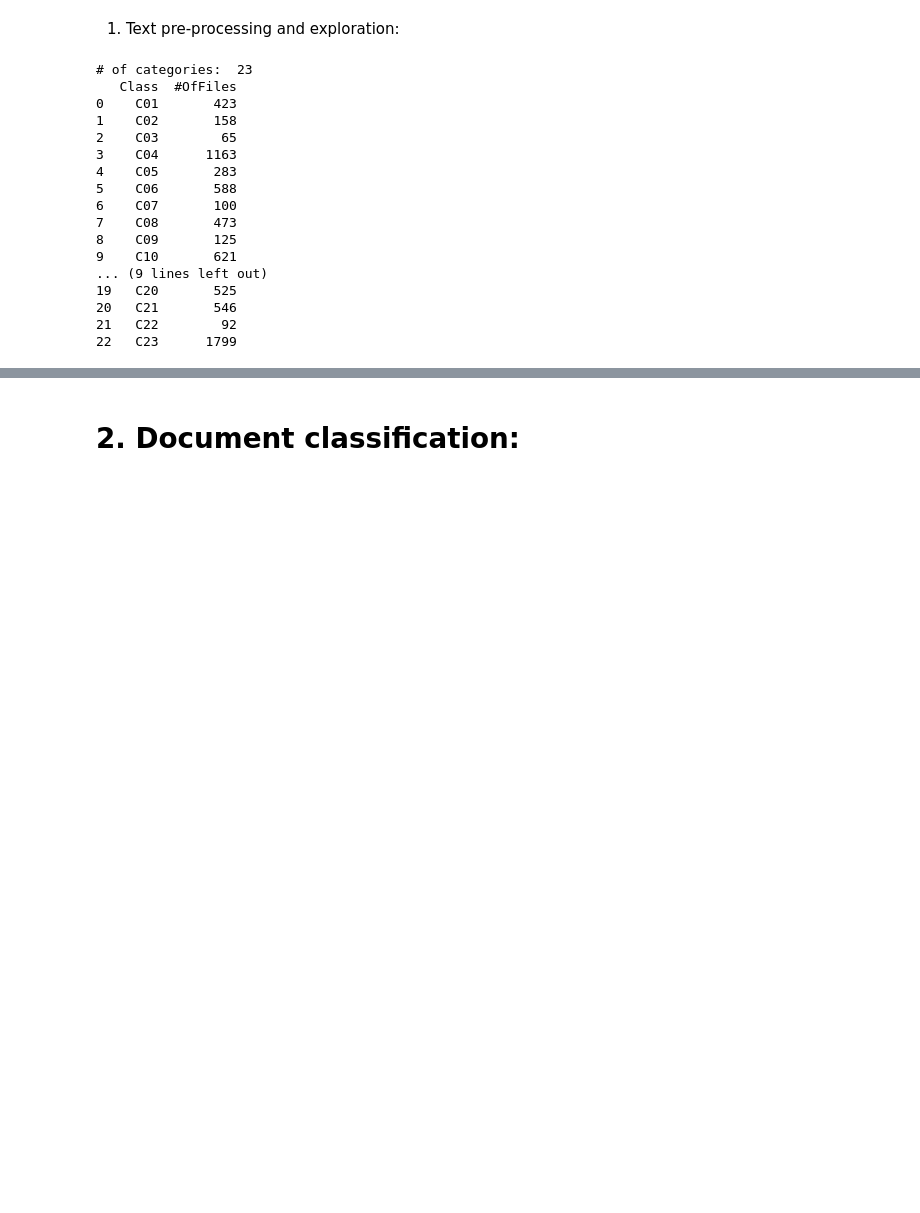
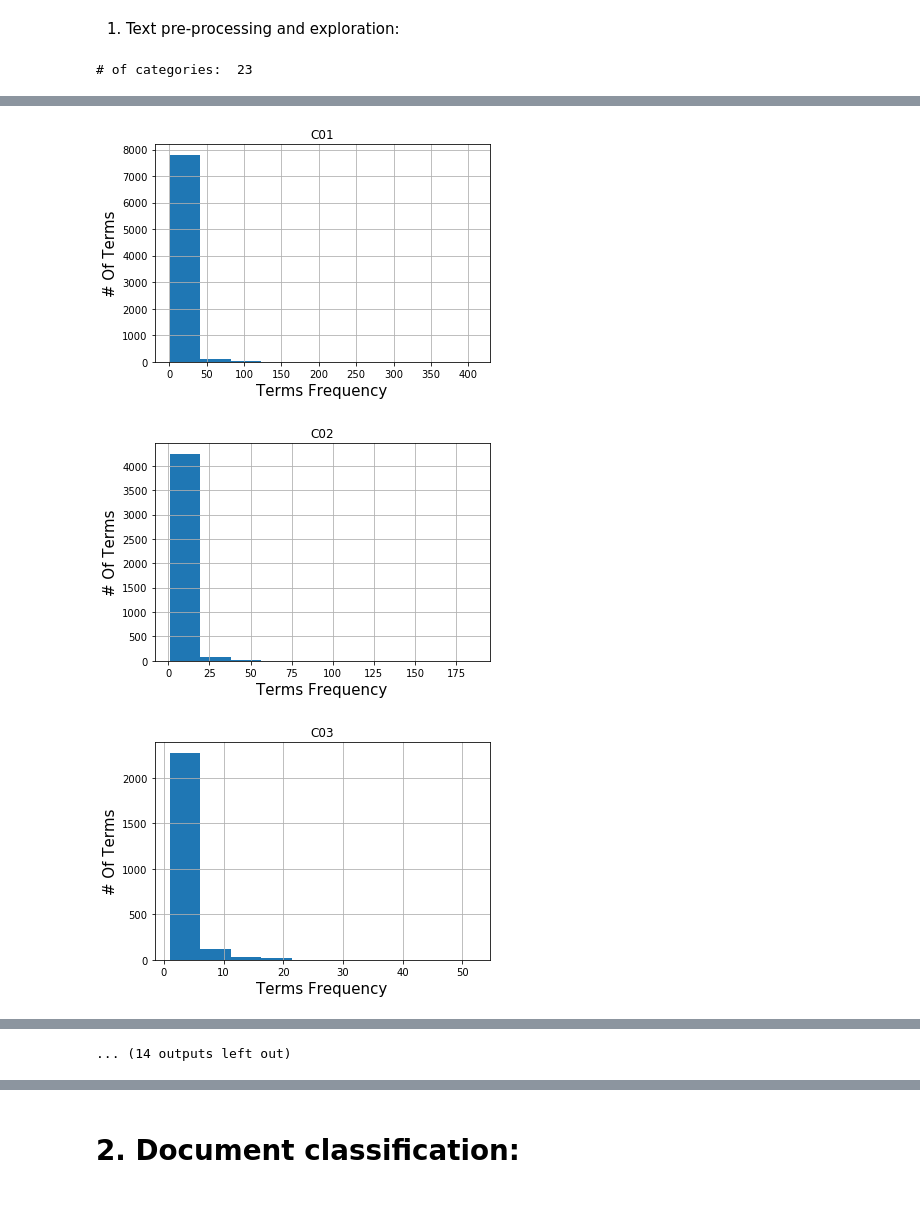
Before and after one commit to nogahm/DocumentClassification, a Jupyter notebook: DocumentClassification.ipynb, the cells around one changed output, grey strips where cells are left out. Saved outputs shown, nothing was run; the diff lists cells and outputs as text; code cells hidden in the pictures; blank space fills up the shorter version.

Commit message:
histogram

```diff
--- a/DocumentClassification.ipynb
+++ b/DocumentClassification.ipynb
@@ -17,6 +18,6 @@ import sklearn.datasets as sk
 # %%
 # here you should put the directory path
-path='C:\\Users\\Nogah\\Documents\\אוניברסיטה\\שנה ד\\סמסטר א\\היבטים מעשיים לכריית תוכן באינטרנט\\ohsumed-first-20000-docs'
+path='d:\\documents\\users\\nogahm\\Downloads\\ohsumed-first-20000-docs'
 
 dirpath=path
 trainDirs=[]
@@ -33,7 +34,7 @@ trainInfo=[] #[fileName,cleanText,class
 testInfo=[]
 
 stopWords=(stopwords.words('english'))
-stopWords += {',','.',':',';','(',')','{','}','[',']'}#set(string.punctuation)
+stopWords += {',','.',':',';','(',')','{','}','[',']','patients','+/-','may'}#set(String.punctuation)
 # %%
 # get train and test dirs
 trainDirs=os.listdir(dirpath+'\\training')
@@ -102,7 +103,20 @@ for currClass in allClasses:
     numOfFiles.append([currClass, temp])
     #get terms distibution
     currFiles=docInfoDF.loc[docInfoDF['class']==currClass]
-    termsFreq=pd.Series(" ".join(currFiles['cleanText']).split()).value_counts()[:10]
+    # get terms freq in currClass
+    termsFreq=pd.Series(" ".join(currFiles['cleanText']).split()).value_counts()
+    termsFreqDF = pd.DataFrame()
+    termsFreqDF['term'] = termsFreq.index
+    termsFreqDF['freq'] = list(termsFreq)
+    #histograma
+    fig = termsFreqDF.hist(column="freq")
+    plt.title(currClass)
+    plt.xlabel("Terms Frequency", fontsize=15)
+    plt.ylabel("# Of Terms", fontsize=15)
+    plt.show(fig)
+
+    #get top 10
+    termsFreq=termsFreq[:10]
     # termsFreqPerClass.append([currClass,zip(termsFreq.index,termsFreq)])
     zipedFreq=zip(termsFreq.index, termsFreq)
     zippedList=list(zipedFreq)
@@ -115,19 +129,3 @@ print(numOfFilesDF)
 pd.DataFrame(termsFreqPerClass, columns=['Class','term 1','term 2','term 3','term 4','term 5','term 6','term 7','term 8','term 9','term 10'])
 # %% [output]
 # of categories:  23
-   Class  #OfFiles
-0    C01       423
-1    C02       158
-2    C03        65
-3    C04      1163
-4    C05       283
-5    C06       588
-6    C07       100
-7    C08       473
-8    C09       125
-9    C10       621
-... (9 lines left out)
-19   C20       525
-20   C21       546
-21   C22        92
-22   C23      1799
@@ -150,0 +132,3 @@ pd.DataFrame(termsFreqPerClass, columns=['Class','term 1','term 2','term 3','ter
+[figure, added]
+[figure, added]
+[figure, added]
@@ -151,2 +143,3 @@ pd.DataFrame(termsFreqPerClass, columns=['Class','term 1','term 2','term 3','ter
+... (14 outputs left out)
 # %% [markdown]
 #### Challenges:
```
Also changed, not shown: parts of 13 cells of this notebook.
